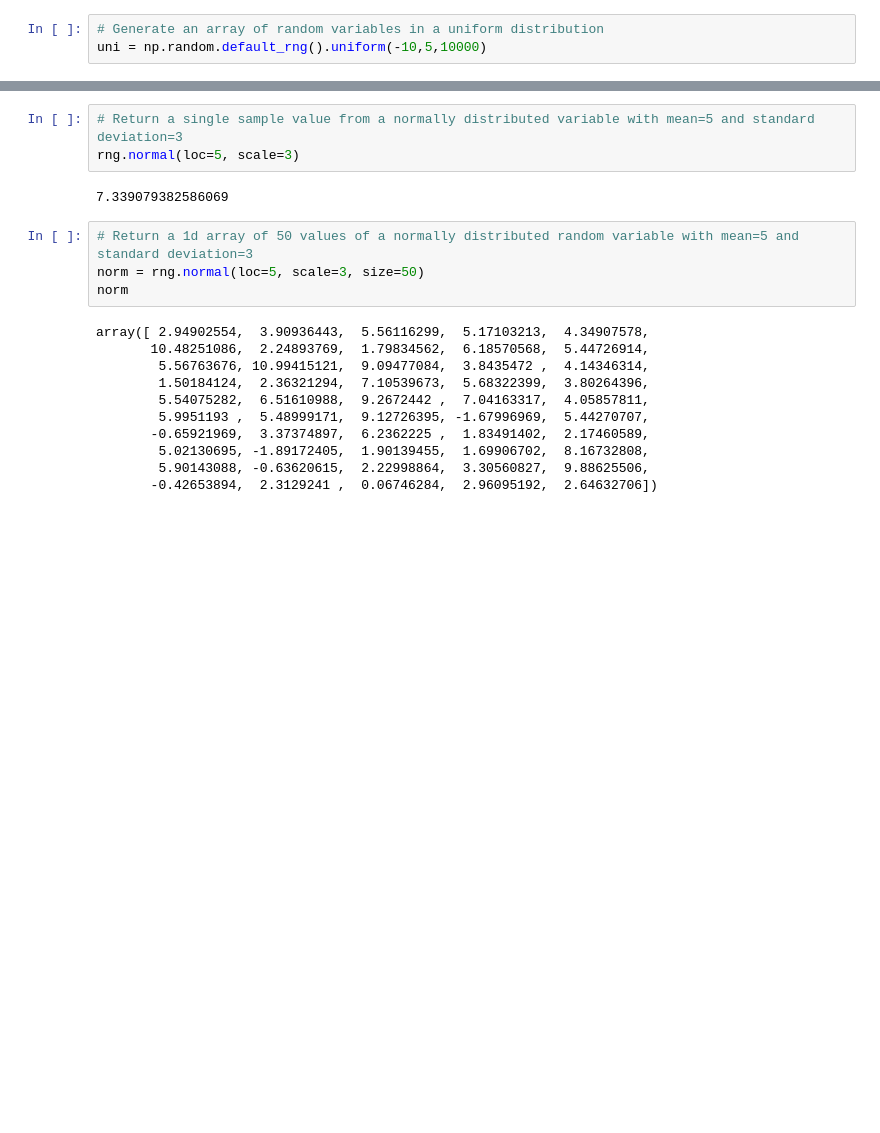
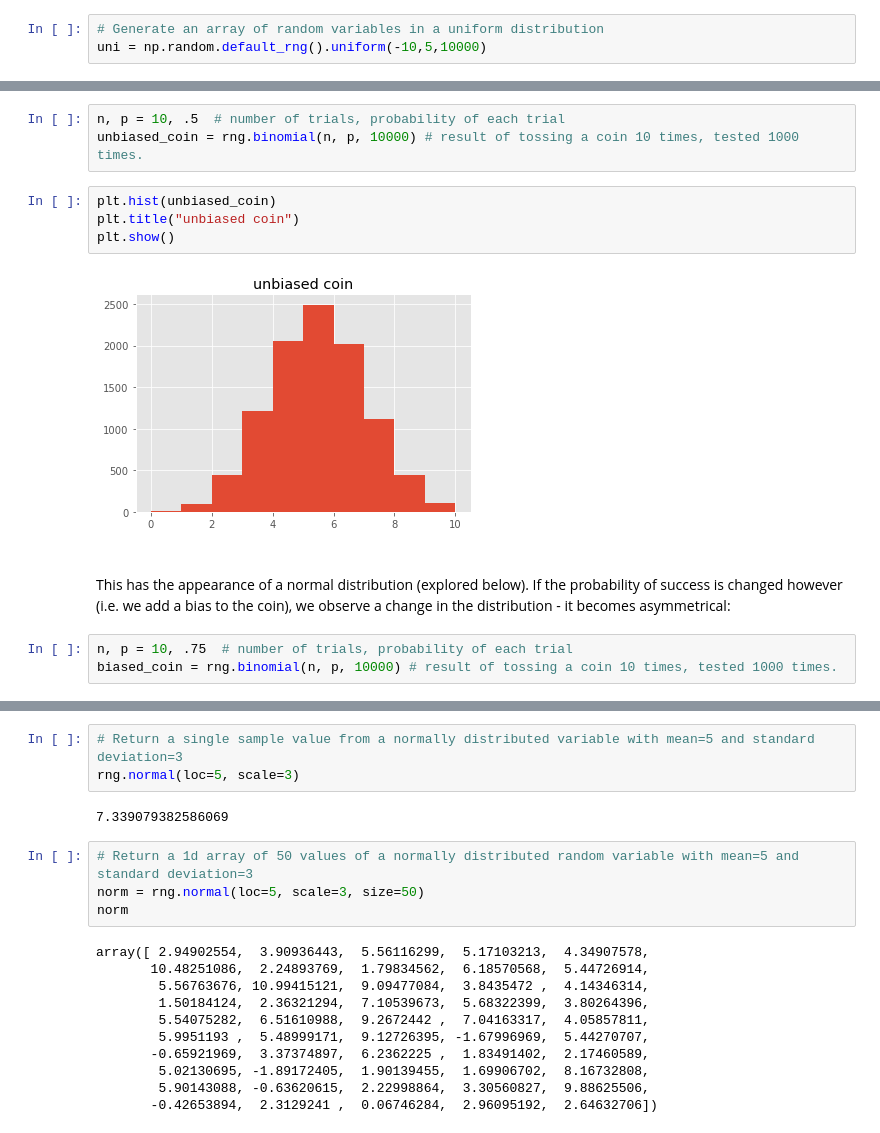
Before and after one commit to colm-o-caoimh/NumpyRandom, a Jupyter notebook: Assignment2020.ipynb, the cells around one changed output, grey strips where cells are left out. Drawn from its saved outputs; the diff is of its cells as text; blank space fills up the shorter version.

```diff
--- a/Assignment2020.ipynb
+++ b/Assignment2020.ipynb
@@ -300,0 +321,16 @@ pd.DataFrame(uni).plot(kind="density", figsize=(4,4), xlim=(-15, 10))
+# %%
+n, p = 10, .5  # number of trials, probability of each trial
+unbiased_coin = rng.binomial(n, p, 10000) # result of tossing a coin 10 times, tested 1000 times.
+# %%
+plt.hist(unbiased_coin)
+plt.title("unbiased coin")
+plt.show()
+# %% [output]
+[figure, added]
+# %% [markdown]
+<br>
+
+This has the appearance of a normal distribution (explored below). If the probability of success is changed however (i.e. we add a bias to the coin), we observe a change in the distribution - it becomes asymmetrical:
+# %%
+n, p = 10, .75  # number of trials, probability of each trial
+biased_coin = rng.binomial(n, p, 10000) # result of tossing a coin 10 times, tested 1000 times.
```
Also changed, not shown: parts of 29 cells of this notebook.
